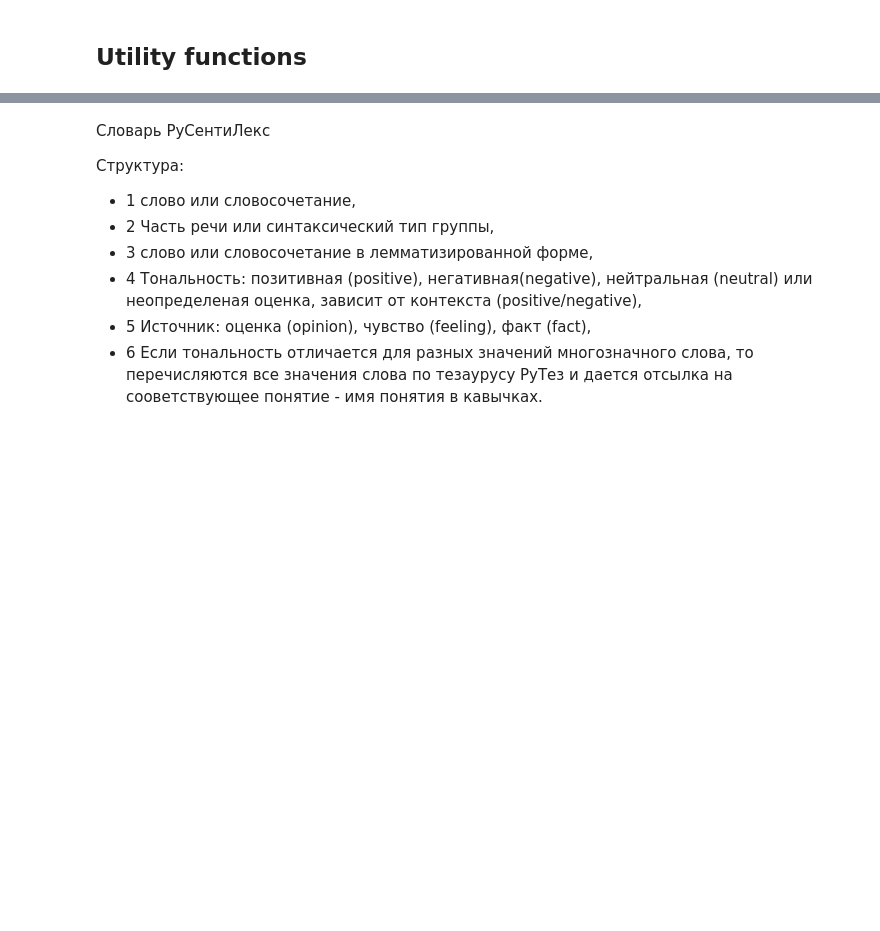
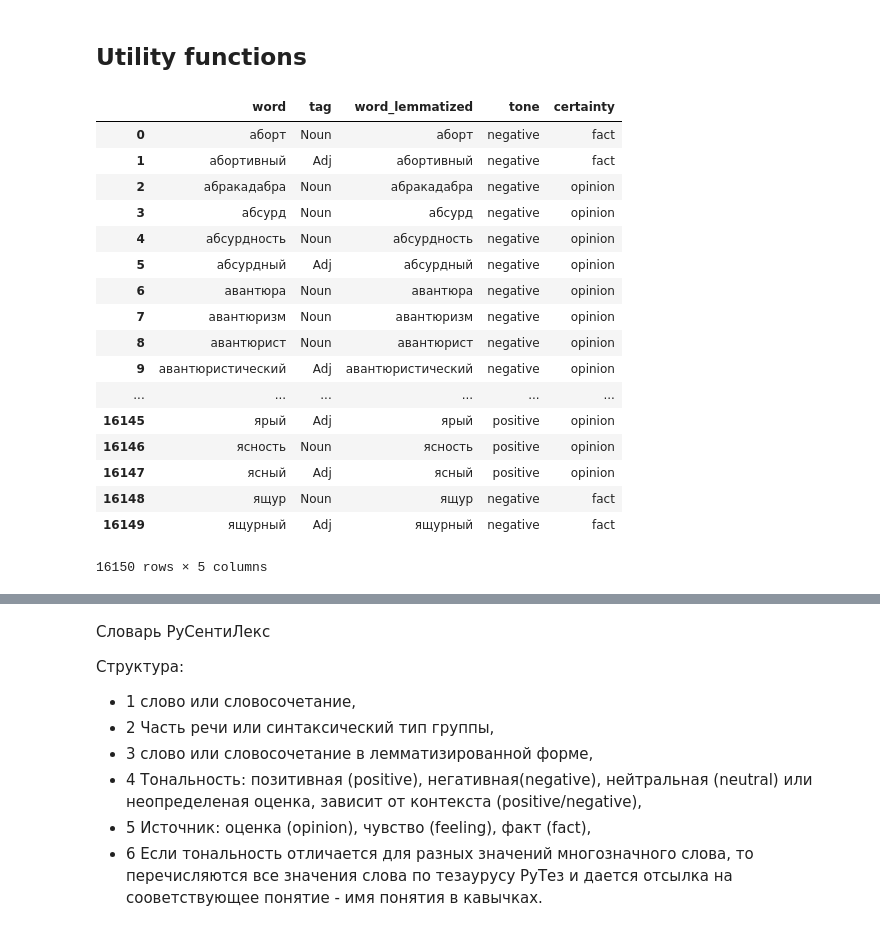
Before and after one commit to DmitrySerg/HSE-NLP-Summer-School, a Jupyter notebook: NLP_summerschool.ipynb, the cells around one changed output, grey strips where cells are left out. Drawn from its saved outputs; the diff is of its cells as text; code cells hidden in the pictures; blank space fills up the shorter version.

```diff
--- a/NLP_summerschool.ipynb
+++ b/NLP_summerschool.ipynb
@@ -151,4 +154,25 @@ def getSentimentCertainity(word):
     return tone, certainty
+# %%
+Rusentilex
+# %% [output]
+|  | word | tag | word_lemmatized | tone | certainty |
+| 0 | аборт | Noun | аборт | negative | fact |
+| 1 | абортивный | Adj | абортивный | negative | fact |
+| 2 | абракадабра | Noun | абракадабра | negative | opinion |
+| 3 | абсурд | Noun | абсурд | negative | opinion |
+| 4 | абсурдность | Noun | абсурдность | negative | opinion |
+| 5 | абсурдный | Adj | абсурдный | negative | opinion |
+| 6 | авантюра | Noun | авантюра | negative | opinion |
+| 7 | авантюризм | Noun | авантюризм | negative | opinion |
+| 8 | авантюрист | Noun | авантюрист | negative | opinion |
+| 9 | авантюристический | Adj | авантюристический | negative | opinion |
+| ... | ... | ... | ... | ... | ... |
+| 16145 | ярый | Adj | ярый | positive | opinion |
+| 16146 | ясность | Noun | ясность | positive | opinion |
+| 16147 | ясный | Adj | ясный | positive | opinion |
+| 16148 | ящур | Noun | ящур | negative | fact |
+| 16149 | ящурный | Adj | ящурный | negative | fact |
+16150 rows × 5 columns
 # %% [markdown]
 ![](http://cathyreisenwitz.com/wp-content/uploads/2016/01/no.jpg)
 # %% [markdown]
```
Also changed, not shown: parts of 31 cells of this notebook.
